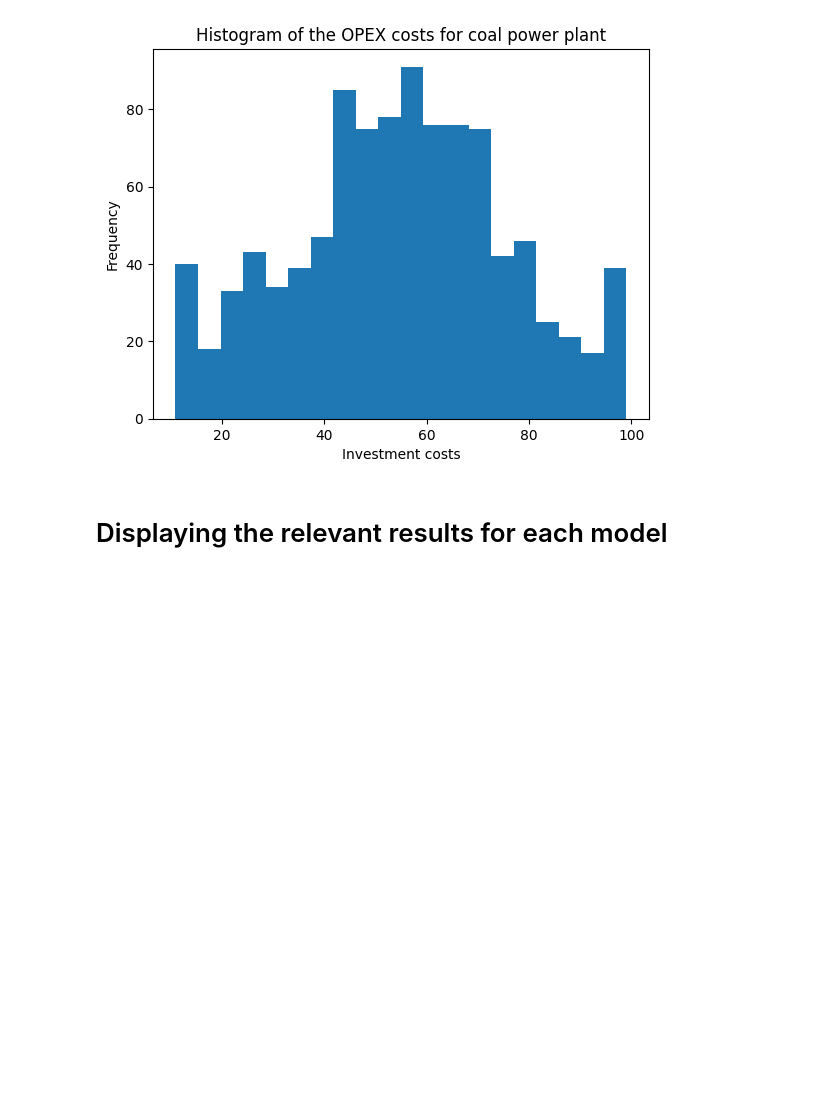
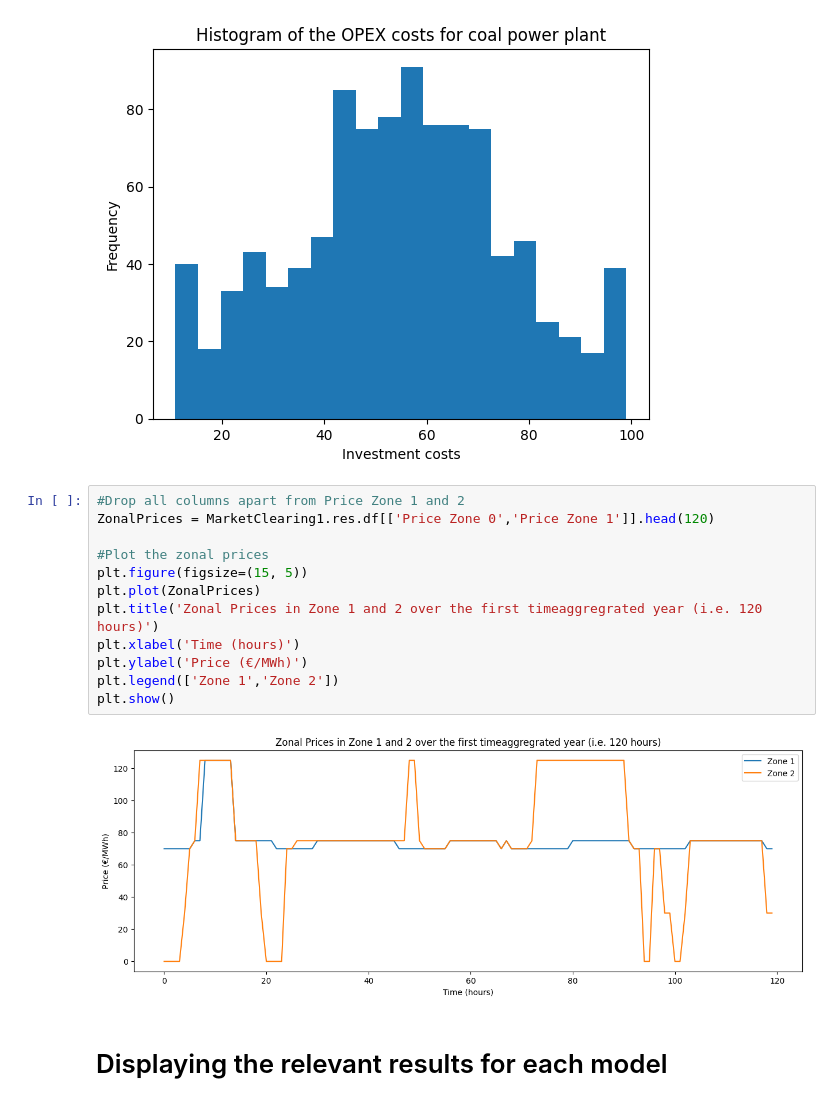
Before and after one commit to bioapfelsaft123/Opti, a Jupyter notebook: AssignmentV2/Main Code/Assignment_Class.ipynb, the cells around one changed output. Drawn from its saved outputs; the diff is of its cells as text; blank space fills up the shorter version.

```diff
--- a/AssignmentV2/Main Code/Assignment_Class.ipynb
+++ b/AssignmentV2/Main Code/Assignment_Class.ipynb
@@ -577,6 +559,20 @@ plt.show()
 # %% [output]
 [figure]
 [figure]
+# %%
+#Drop all columns apart from Price Zone 1 and 2
+ZonalPrices = MarketClearing1.res.df[['Price Zone 0','Price Zone 1']].head(120)
+
+#Plot the zonal prices
+plt.figure(figsize=(15, 5))
+plt.plot(ZonalPrices)
+plt.title('Zonal Prices in Zone 1 and 2 over the first timeaggregrated year (i.e. 120 hours)')
+plt.xlabel('Time (hours)')
+plt.ylabel('Price (€/MWh)')
+plt.legend(['Zone 1','Zone 2'])
+plt.show()
+# %% [output]
+[figure, added]
 # %% [markdown]
 # Displaying the relevant results for each model
 # %% [markdown]
```
Also changed, not shown: parts of 1 cell of this notebook.
